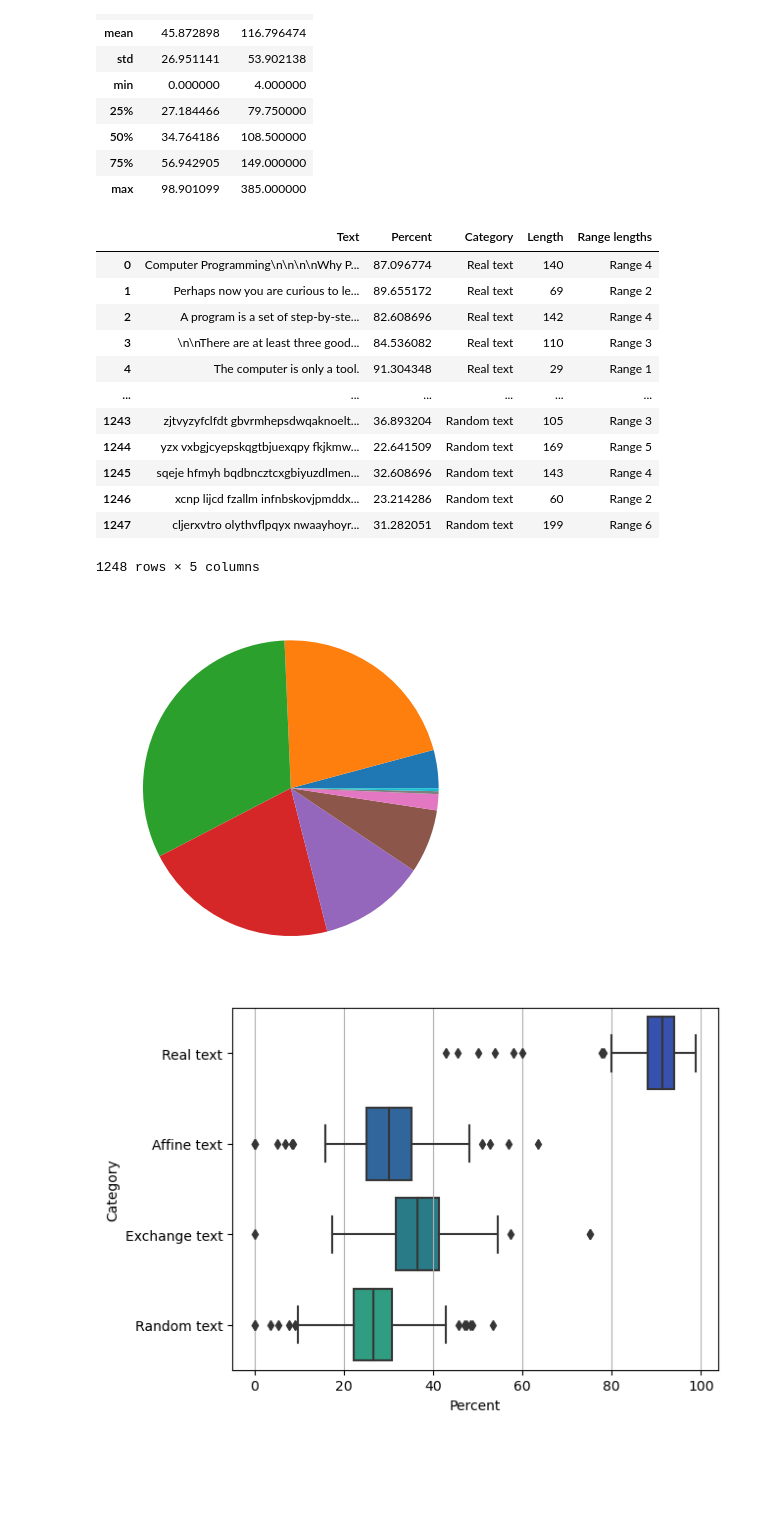
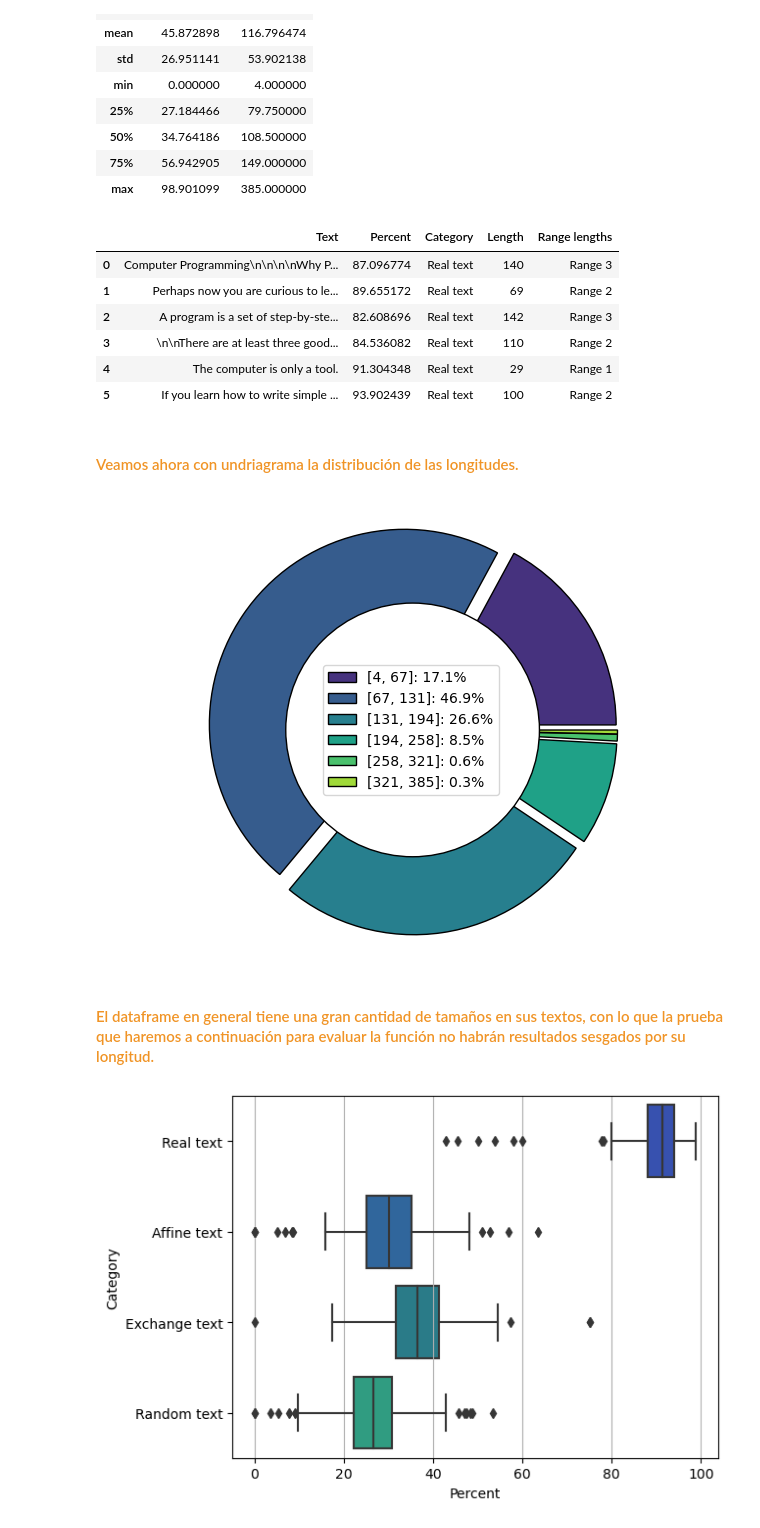
Before and after one commit to ivanc998/IN-Portfolio, a Jupyter notebook: Project-Decrypt/Scripts/Decrypt.ipynb, the cells around one changed output. Cells and saved outputs as stored; diff of their text form; code cells hidden in the pictures; blank space fills up the shorter version.

Commit message:
P-Decrypt: style pie chart

```diff
--- a/Project-Decrypt/Scripts/Decrypt.ipynb
+++ b/Project-Decrypt/Scripts/Decrypt.ipynb
@@ -476,2 +475,0 @@ df_results.head(5)
-# %%
-df_results['Length'] = [len(x) for x in Texts]
@@ -488,31 +488,67 @@ df_results.describe()
 | 75% | 56.942905 | 149.000000 |
 | max | 98.901099 | 385.000000 |
 # %%
-a, b = 4, 385
-dx = (b-a)/10
-ranges = [a + (i * dx) for i in range(11)]
-labels = ['Range ' + str(i) for i in range(1, 11)]
-df_results['Range lengths '] = pd.cut(df_results['Length'], ranges, labels = labels)
-df_results
+a, b, amount = 4, 385, 6 # Define the limits and the amount on the ranges
+dx = (b-a)/amount # All ranges will be de same length dx
+
+# Generate the values to do the ranges and its labels
+ranges = [int(a + (i * dx)) for i in range(amount + 1)]
+labels = ['Range ' + str(i) for i in range(1, amount + 1)]
+
+
+df_results['Range lengths'] = pd.cut(df_results['Length'], ranges, labels = labels) # Create the new field with ranges
+df_results.head(6)
 # %% [output]
 |  | Text | Percent | Category | Length | Range lengths |
-| 0 | Computer Programming\n\n\n\nWhy P... | 87.096774 | Real text | 140 | Range 4 |
+| 0 | Computer Programming\n\n\n\nWhy P... | 87.096774 | Real text | 140 | Range 3 |
 | 1 | Perhaps now you are curious to le... | 89.655172 | Real text | 69 | Range 2 |
-| 2 | A program is a set of step-by-ste... | 82.608696 | Real text | 142 | Range 4 |
-| 3 | \n\nThere are at least three good... | 84.536082 | Real text | 110 | Range 3 |
+| 2 | A program is a set of step-by-ste... | 82.608696 | Real text | 142 | Range 3 |
+| 3 | \n\nThere are at least three good... | 84.536082 | Real text | 110 | Range 2 |
 | 4 | The computer is only a tool. | 91.304348 | Real text | 29 | Range 1 |
-| ... | ... | ... | ... | ... | ... |
-| 1243 | zjtvyzyfclfdt gbvrmhepsdwqaknoelt... | 36.893204 | Random text | 105 | Range 3 |
-| 1244 | yzx vxbgjcyepskqgtbjuexqpy fkjkmw... | 22.641509 | Random text | 169 | Range 5 |
-| 1245 | sqeje hfmyh bqdbncztcxgbiyuzdlmen... | 32.608696 | Random text | 143 | Range 4 |
-| 1246 | xcnp lijcd fzallm infnbskovjpmddx... | 23.214286 | Random text | 60 | Range 2 |
-| 1247 | cljerxvtro olythvflpqyx nwaayhoyr... | 31.282051 | Random text | 199 | Range 6 |
+| 5 | If you learn how to write simple ... | 93.902439 | Real text | 100 | Range 2 |
-1248 rows × 5 columns
+# %% [markdown]
+<h4><font color =#F09426>Veamos ahora con undriagrama la distribución de las longitudes.</font></h4>
 # %%
-plt.pie(x = df_results['Range lengths '].groupby(df_results['Range lengths ']).count())
+# ---------------------------------------------------------------------
+# Find the percents to be include on the legend
+# ---------------------------------------------------------------------
+
+x = df_results['Range lengths'].groupby(df_results['Range lengths']).count() # Define the field to the graphic
+range_percent = plt.pie(x,  autopct = '%.1f%%')[2]
+plt.cla() # Clean the axis to do a graphic with a better style
+
+# ---------------------------------------------------------------------
+# Define the patameters to the graphic
+# ---------------------------------------------------------------------
+wedgeprops = {"edgecolor" : "black", 'linewidth': 1} # Borederline
+colors = sns.color_palette('viridis', n_colors = amount) # Color
+explode = tuple([0.05]*amount) # Separation
+legend_labels = ['[' + str(ranges[i]) + ', '+ str(ranges[i+1]) + ']: ' + range_percent[i].get_text() for i in range(amount)] # Labels
+
+# ---------------------------------------------------------------------
+# Generate the graphic
+# ---------------------------------------------------------------------
+patches, txts = plt.pie(x, explode = explode, pctdistance = 0.85, colors = colors, wedgeprops = wedgeprops)
+
+# ---------------------------------------------------------------------
+# Draw a circul to ring style
+# ---------------------------------------------------------------------
+centre_circle = plt.Circle((0,0), 0.65, fc = 'white', lw = 1, ec = 'black')
+fig = plt.gcf()
+fig.gca().add_artist(centre_circle)
+
+plt.legend(patches, legend_labels, loc = 'center') # Include the legend
+
+# ---------------------------------------------------------------------
+# Set aspect ratio to be equal so that pie is drawn as a circle.
+# ---------------------------------------------------------------------
+plt.axis('equal')
+plt.tight_layout()
 plt.show()
 # %% [output]
-[figure, old version]
+[figure, new version]
+# %% [markdown]
+<h4><font color =#F09426>El dataframe en general tiene una gran cantidad de tamaños en sus textos, con lo que la prueba que haremos a continuación para evaluar la función no habrán resultados sesgados por su longitud.</font></h4>
 # %%
 fig, ax = plt.subplots()
 
```
Also changed, not shown: parts of 12 cells of this notebook.
